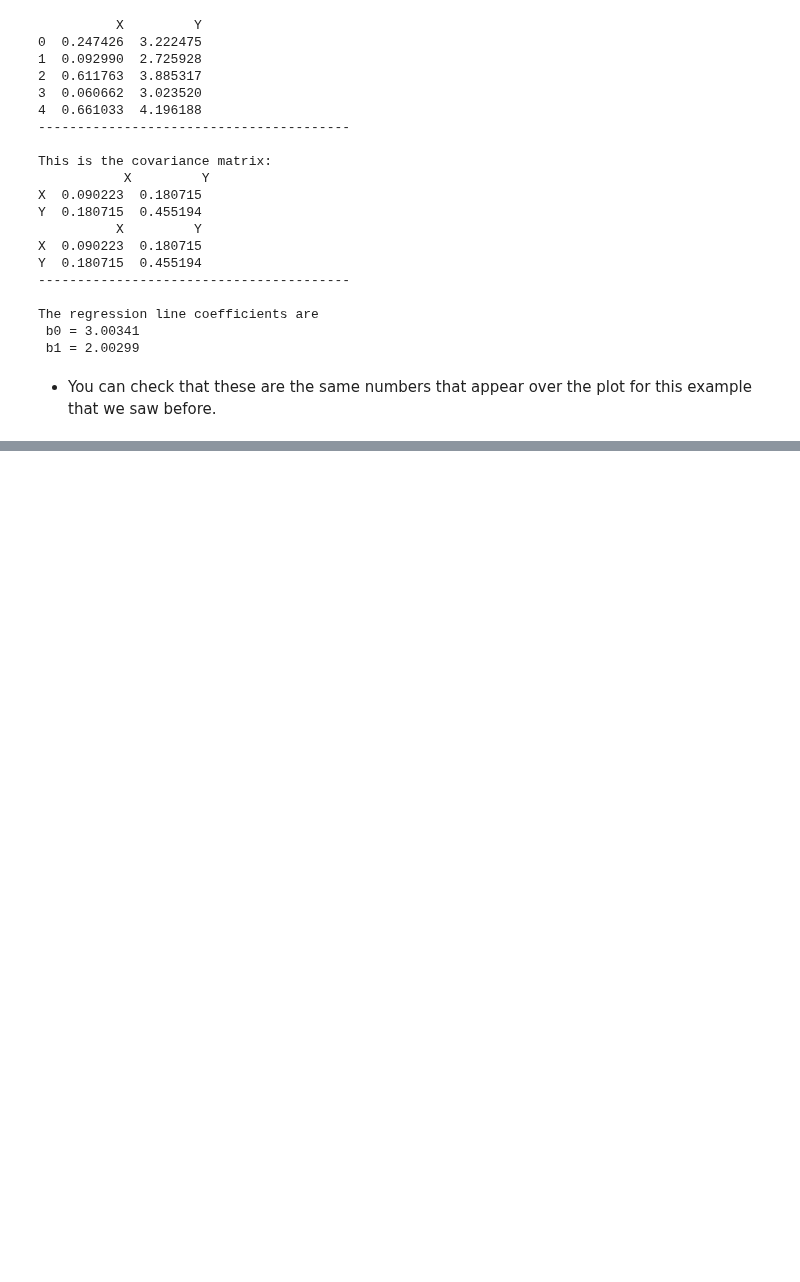
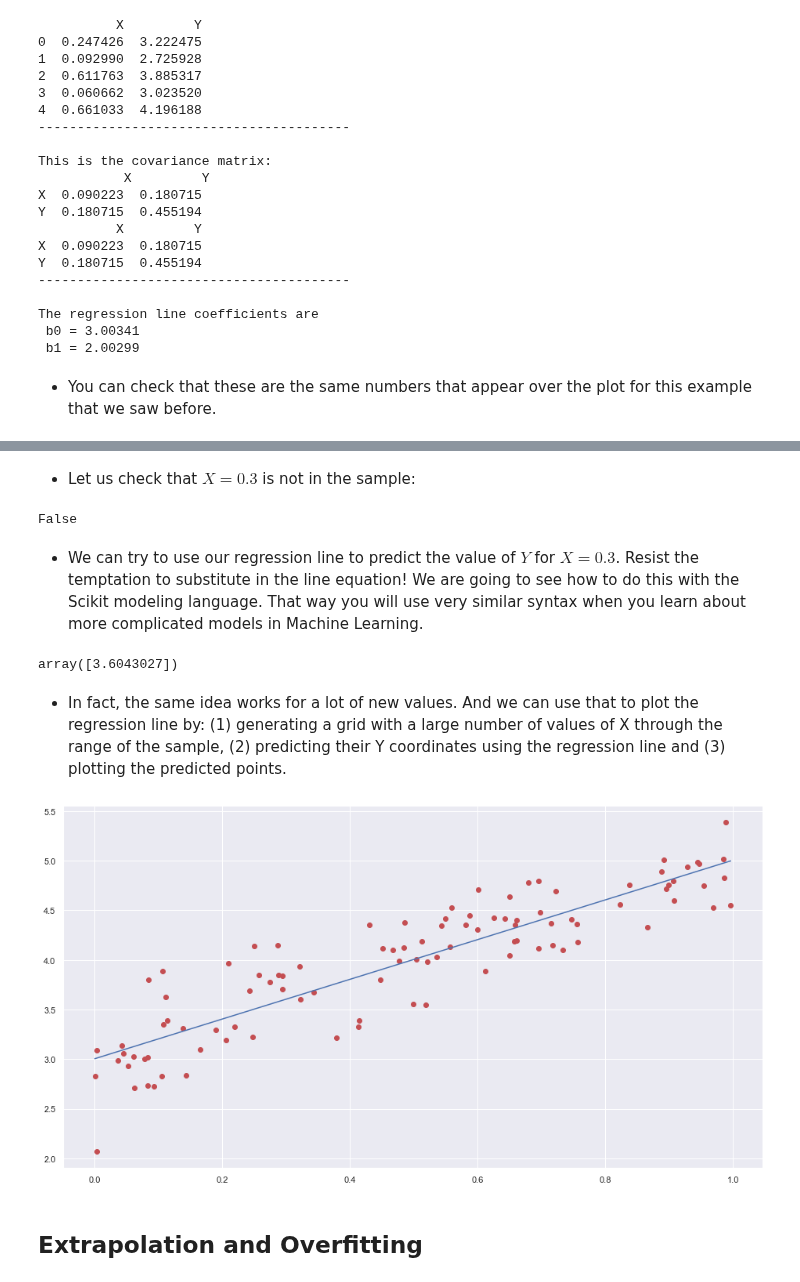
Before and after one commit to mbdfmad/fmad2223, a Jupyter notebook: 07 Introduction to Models Part 1-Copy1.ipynb, the cells around one changed output, grey strips where cells are left out. Cells and saved outputs as stored; diff of their text form; code cells hidden in the pictures; blank space fills up the shorter version.

```diff
--- a/07 Introduction to Models Part 1-Copy1.ipynb
+++ b/07 Introduction to Models Part 1-Copy1.ipynb
@@ -491,0 +498,28 @@ The regression line coefficients are
+# %%
+# Load the data into a pandas DataFrame
+A = pd.read_csv("./data/07_simple_linear_regression_01.csv")
+
+# The linear regression model in Scikit requires that
+# the X array be two-dimensional. But in our case a
+# single column gives a 1D array. That is why, after
+# extracting the values from the columns we reshape it.
+X = A.X.values
+X = X[:, np.newaxis]
+
+# For Y it is enough to extract the values,
+# because Scikit already expects it to be 1D
+Y = A.Y.values
+
+# Now we load the required function from the scikit module
+from sklearn.linear_model import LinearRegression
+# Create the model
+modelXY = LinearRegression(fit_intercept=True)
+# Fit the model to
+XY_fit = modelXY.fit(X, Y)
+
+# And extract the coefficients.
+# Note that b1 is returned as an array
+b1 = XY_fit.coef_[0]
+b0 = XY_fit.intercept_
+
+print("The regression line is y = {:.6} + {:.6} x".format(b0, b1))
@@ -491,0 +538,39 @@ The regression line coefficients are
+# %% [markdown]
++ Let us check that $X = 0.3$ is not in the sample:
+# %%
+np.any(X == 0.3)
+# %% [output]
+False
+# %% [markdown]
++ We can try to use our regression line to predict the value of $Y$ for $X = 0.3$. Resist the temptation to substitute in the line equation! We are going to see how to do this with the Scikit modeling language. That way you will use very similar syntax when you learn about more complicated models in Machine Learning.
+# %%
+# Create an array from the list of X coordinates of new observtions
+X_new = np.array([0.3])
+# Make it 2D
+X_new = X_new[:, np.newaxis]
+# Use the predict method from our model
+Y_new = XY_fit.predict(X_new)
+# Look at the predicted values
+Y_new
+# %% [output]
+array([3.6043027])
+# %% [markdown]
++ In fact, the same idea works for a lot of new values. And we can use that to plot the regression line by: (1) generating a grid with a large number of values of X through the range of the sample, (2) predicting their Y coordinates using the regression line and (3) plotting the predicted points.
+# %%
+# The linspace funtion generates the grid
+X_new = np.linspace(X.min(), X.max(), num = 100)
+# Make it 2D
+X_new = X_new[:, np.newaxis]
+
+# Predict the corresponding Y-values
+Y_new = XY_fit.predict(X_new)
+
+#Plot the sample
+plt.plot(X, Y, 'ro')
+# And the regression line = "predicted points"
+plt.plot(X_new, Y_new)
+plt.show()
+# %% [output]
+[figure, added]
+# %% [markdown]
+## Extrapolation and Overfitting
```
Also changed, not shown: parts of 19 cells of this notebook.
